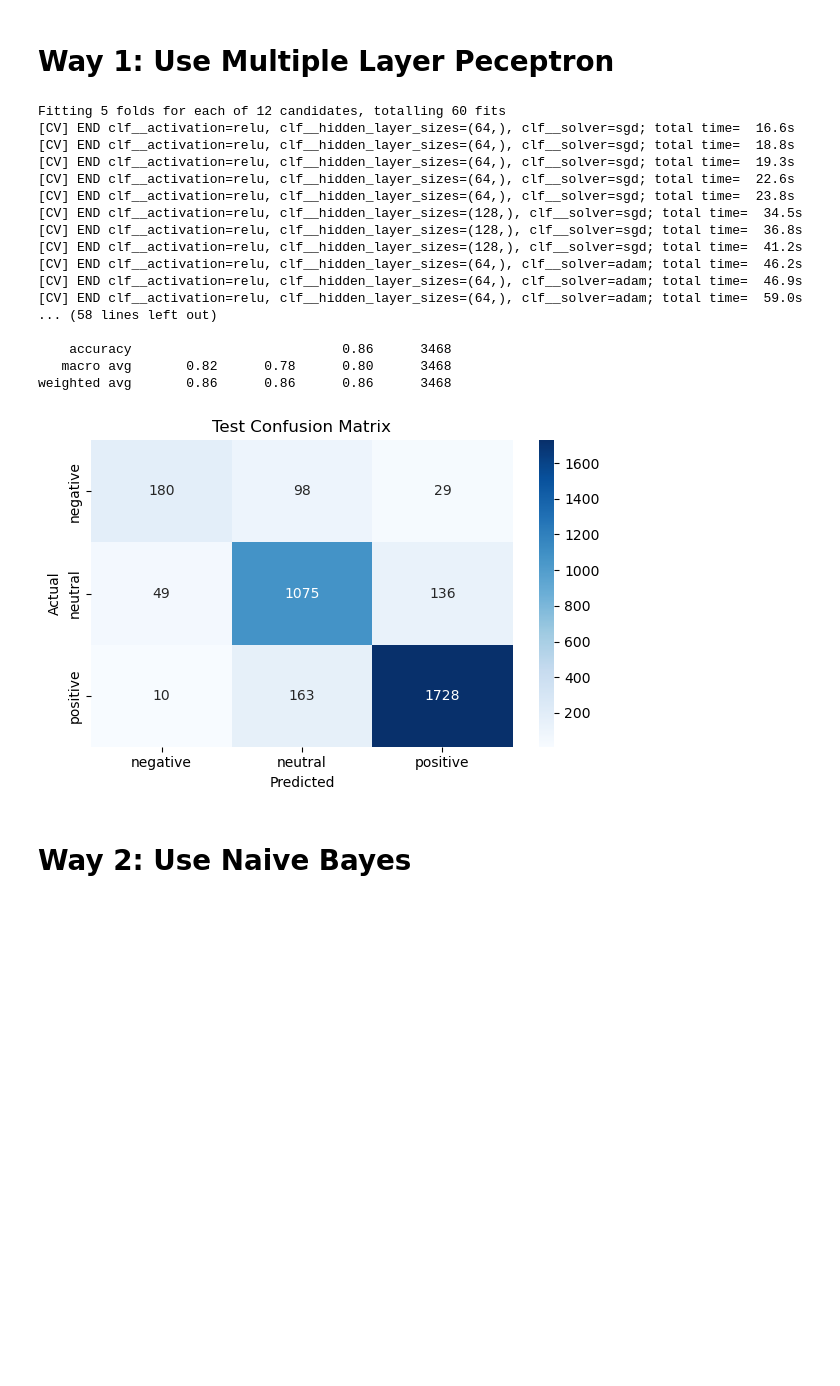
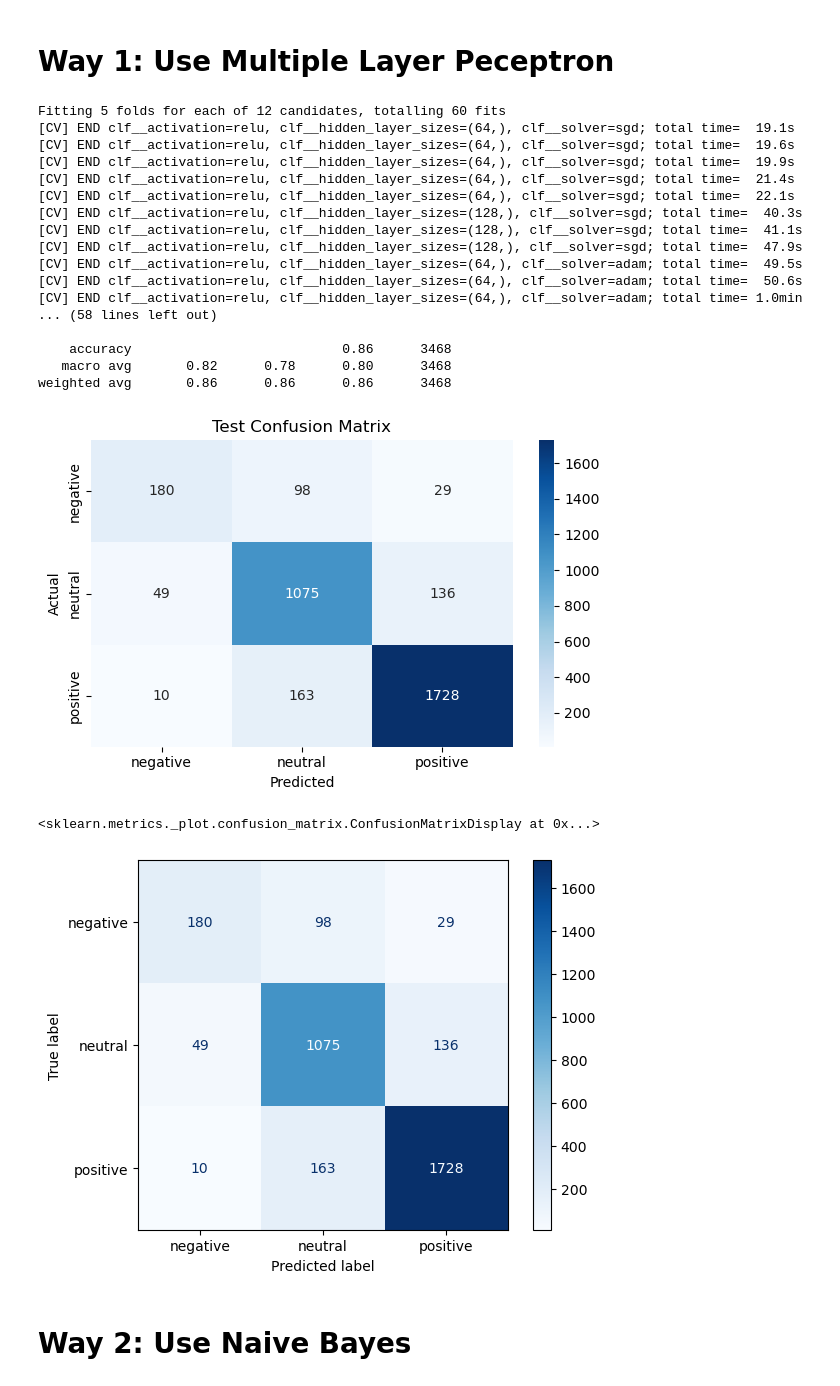
Before and after one commit to dangtna1/amazon-reviews-classification, a Jupyter notebook: main.ipynb, the cells around one changed output. Cells and saved outputs as stored; diff of their text form; code cells hidden in the pictures; blank space fills up the shorter version.

```diff
--- a/main.ipynb
+++ b/main.ipynb
@@ -43,45 +43,47 @@ best_model = grid.best_estimator_
 test_preds = best_model.predict(test_df['cleaned_review'])
 # Evaluate the model
 print("\n=== Test Set Classification Report ===")
 print(classification_report(test_df['label_encoded'], test_preds, target_names=label_encoder.classes_))
 # Plot confusion matrix
 def plot_confusion(y_true, y_pred, labels, title="Confusion Matrix"):
     cm = confusion_matrix(y_true, y_pred)
     plt.figure(figsize=(6, 4))
     sns.heatmap(cm, annot=True, fmt='d', cmap="Blues", xticklabels=labels, yticklabels=labels)
     plt.xlabel("Predicted")
     plt.ylabel("Actual")
     plt.title(title)
     plt.tight_layout()
     plt.show()
 plot_confusion(test_df['label_encoded'], test_preds, label_encoder.classes_, title="Test Confusion Matrix")
 
 ConfusionMatrixDisplay.from_predictions(
     test_df['label_encoded'],
     test_preds,
     display_labels=label_encoder.classes_,
     cmap=plt.cm.Blues,
-    normalize='true'
+    # normalize='true'
 )
 # %% [output]
 Fitting 5 folds for each of 12 candidates, totalling 60 fits
-[CV] END clf__activation=relu, clf__hidden_layer_sizes=(64,), clf__solver=sgd; total time=  16.6s
-[CV] END clf__activation=relu, clf__hidden_layer_sizes=(64,), clf__solver=sgd; total time=  18.8s
-[CV] END clf__activation=relu, clf__hidden_layer_sizes=(64,), clf__solver=sgd; total time=  19.3s
-[CV] END clf__activation=relu, clf__hidden_layer_sizes=(64,), clf__solver=sgd; total time=  22.6s
-[CV] END clf__activation=relu, clf__hidden_layer_sizes=(64,), clf__solver=sgd; total time=  23.8s
-[CV] END clf__activation=relu, clf__hidden_layer_sizes=(128,), clf__solver=sgd; total time=  34.5s
-[CV] END clf__activation=relu, clf__hidden_layer_sizes=(128,), clf__solver=sgd; total time=  36.8s
-[CV] END clf__activation=relu, clf__hidden_layer_sizes=(128,), clf__solver=sgd; total time=  41.2s
-[CV] END clf__activation=relu, clf__hidden_layer_sizes=(64,), clf__solver=adam; total time=  46.2s
-[CV] END clf__activation=relu, clf__hidden_layer_sizes=(64,), clf__solver=adam; total time=  46.9s
-[CV] END clf__activation=relu, clf__hidden_layer_sizes=(64,), clf__solver=adam; total time=  59.0s
+[CV] END clf__activation=relu, clf__hidden_layer_sizes=(64,), clf__solver=sgd; total time=  19.1s
+[CV] END clf__activation=relu, clf__hidden_layer_sizes=(64,), clf__solver=sgd; total time=  19.6s
+[CV] END clf__activation=relu, clf__hidden_layer_sizes=(64,), clf__solver=sgd; total time=  19.9s
+[CV] END clf__activation=relu, clf__hidden_layer_sizes=(64,), clf__solver=sgd; total time=  21.4s
+[CV] END clf__activation=relu, clf__hidden_layer_sizes=(64,), clf__solver=sgd; total time=  22.1s
+[CV] END clf__activation=relu, clf__hidden_layer_sizes=(128,), clf__solver=sgd; total time=  40.3s
+[CV] END clf__activation=relu, clf__hidden_layer_sizes=(128,), clf__solver=sgd; total time=  41.1s
+[CV] END clf__activation=relu, clf__hidden_layer_sizes=(128,), clf__solver=sgd; total time=  47.9s
+[CV] END clf__activation=relu, clf__hidden_layer_sizes=(64,), clf__solver=adam; total time=  49.5s
+[CV] END clf__activation=relu, clf__hidden_layer_sizes=(64,), clf__solver=adam; total time=  50.6s
+[CV] END clf__activation=relu, clf__hidden_layer_sizes=(64,), clf__solver=adam; total time= 1.0min
 ... (58 lines left out)
 
     accuracy                           0.86      3468
    macro avg       0.82      0.78      0.80      3468
 weighted avg       0.86      0.86      0.86      3468
 [figure]
+<sklearn.metrics._plot.confusion_matrix.ConfusionMatrixDisplay at 0x...>
+[figure, added]
 # %% [markdown]
 # Way 2: Use Naive Bayes
 # %%
```
Also changed, not shown: parts of 1 cell of this notebook.
